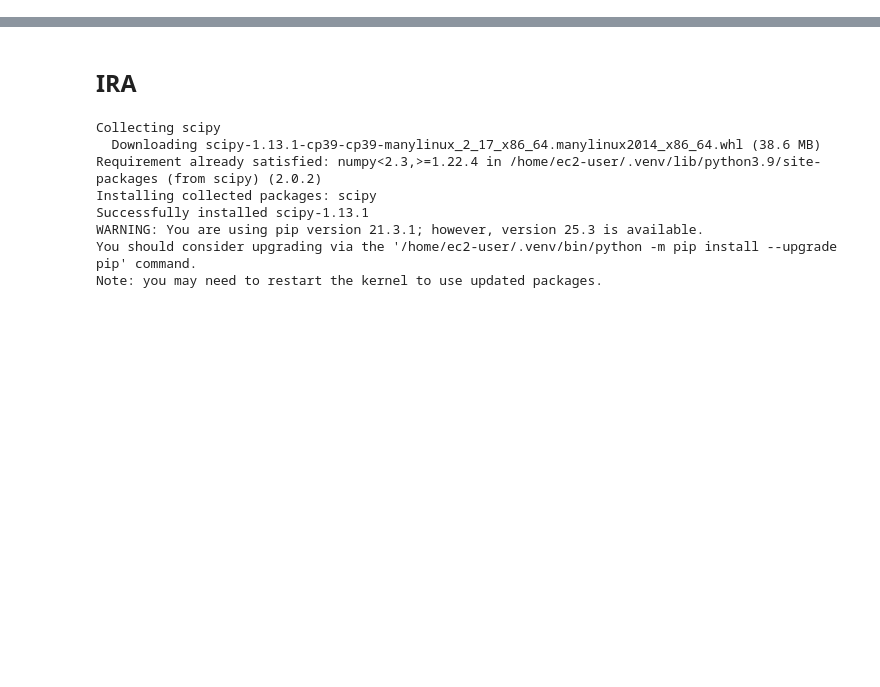
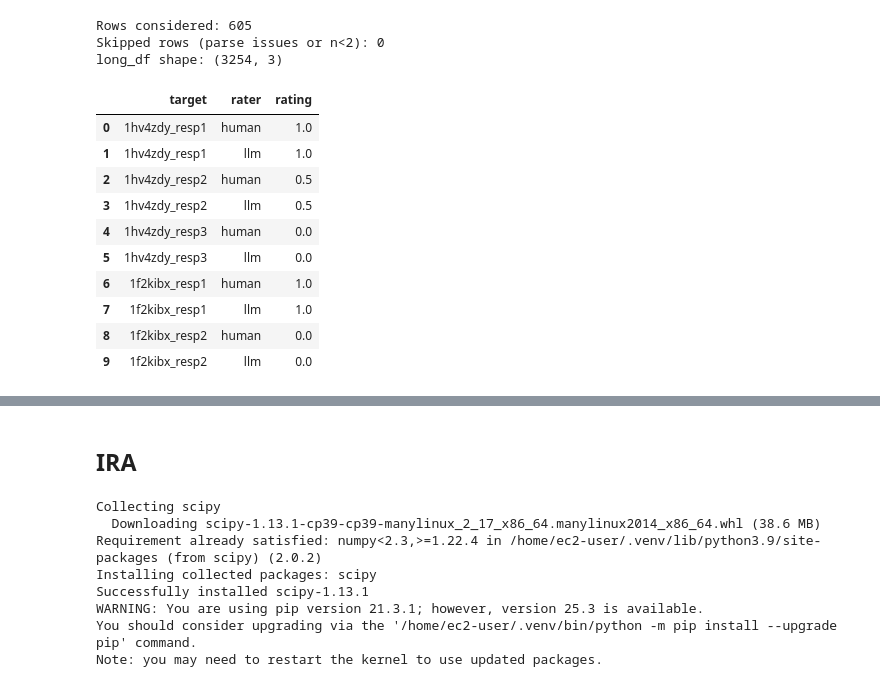
Before and after one commit to Sanjeev2601/ambivalent-stories, a Jupyter notebook: jupyter-notebooks/Ranking.ipynb, the cells around one changed output, grey strips where cells are left out. Cells and saved outputs as stored; diff of their text form; code cells hidden in the pictures; blank space fills up the shorter version.

```diff
--- a/jupyter-notebooks/Ranking.ipynb
+++ b/jupyter-notebooks/Ranking.ipynb
@@ -232,2 +282,10 @@ MODEL OUTPUT: Ranking: 1,2
+# %%
+# Initialize as string/object dtype to avoid FutureWarning
+df["Human_Ranking"] = pd.Series([None] * len(df), dtype="object")
+df["LLM_Ranking"] = pd.Series([None] * len(df), dtype="object")
+df["LLM_Ranking_Error"] = pd.Series([None] * len(df), dtype="object")
+
+# bool column
+df["LLM_Ranking_Valid"] = False
 # %%
 START_ROW = 0
@@ -360,0 +414,12 @@ Saved: ../data/Ambivalent_posts_with_top10_comments_with_rankings-75-100.csv | s
+# %%
+df_out.columns = (
+    df_out.columns.astype(str)
+    .str.replace("\ufeff", "", regex=False)
+    .str.strip()
+)
+
+required = ["post_id", "Human_Ranking", "LLM_Ranking"]
+missing = [c for c in required if c not in df_out.columns]
+print("Missing columns:", missing)
+
+df_out[required].head(5)
@@ -360,0 +468,51 @@ Saved: ../data/Ambivalent_posts_with_top10_comments_with_rankings-75-100.csv | s
+# %%
+use = df_out.dropna(subset=["post_id", "Human_Ranking", "LLM_Ranking"]).copy()
+
+rows = []
+bad_rows = 0
+
+for _, r in use.iterrows():
+    pid = str(r["post_id"])
+
+    # n = number of ranks in Human_Ranking (since it's always "1,2,...,n")
+    try:
+        n = len([p for p in str(r["Human_Ranking"]).split(",") if p.strip() != ""])
+        if n < 2:
+            continue
+    except Exception:
+        bad_rows += 1
+        continue
+
+    try:
+        hr = parse_rank_vector(r["Human_Ranking"], n)
+        lr = parse_rank_vector(r["LLM_Ranking"], n)
+    except Exception:
+        bad_rows += 1
+        continue
+
+    for item in range(1, n + 1):
+        target = f"{pid}_resp{item}"
+        rows.append({"target": target, "rater": "human", "rating": rank_norm(hr[item], n)})
+        rows.append({"target": target, "rater": "llm",   "rating": rank_norm(lr[item], n)})
+
+long_df = pd.DataFrame(rows, columns=["target", "rater", "rating"])
+
+print("Rows considered:", len(use))
+print("Skipped rows (parse issues or n<2):", bad_rows)
+print("long_df shape:", long_df.shape)
+long_df.head(10)
+# %% [output]
+Rows considered: 605
+Skipped rows (parse issues or n<2): 0
+long_df shape: (3254, 3)
+|  | target | rater | rating |
+| 0 | 1hv4zdy_resp1 | human | 1.0 |
+| 1 | 1hv4zdy_resp1 | llm | 1.0 |
+| 2 | 1hv4zdy_resp2 | human | 0.5 |
+| 3 | 1hv4zdy_resp2 | llm | 0.5 |
+| 4 | 1hv4zdy_resp3 | human | 0.0 |
+| 5 | 1hv4zdy_resp3 | llm | 0.0 |
+| 6 | 1f2kibx_resp1 | human | 1.0 |
+| 7 | 1f2kibx_resp1 | llm | 1.0 |
+| 8 | 1f2kibx_resp2 | human | 0.0 |
+| 9 | 1f2kibx_resp2 | llm | 0.0 |
```
Also changed, not shown: parts of 23 cells of this notebook, 24 other files.
